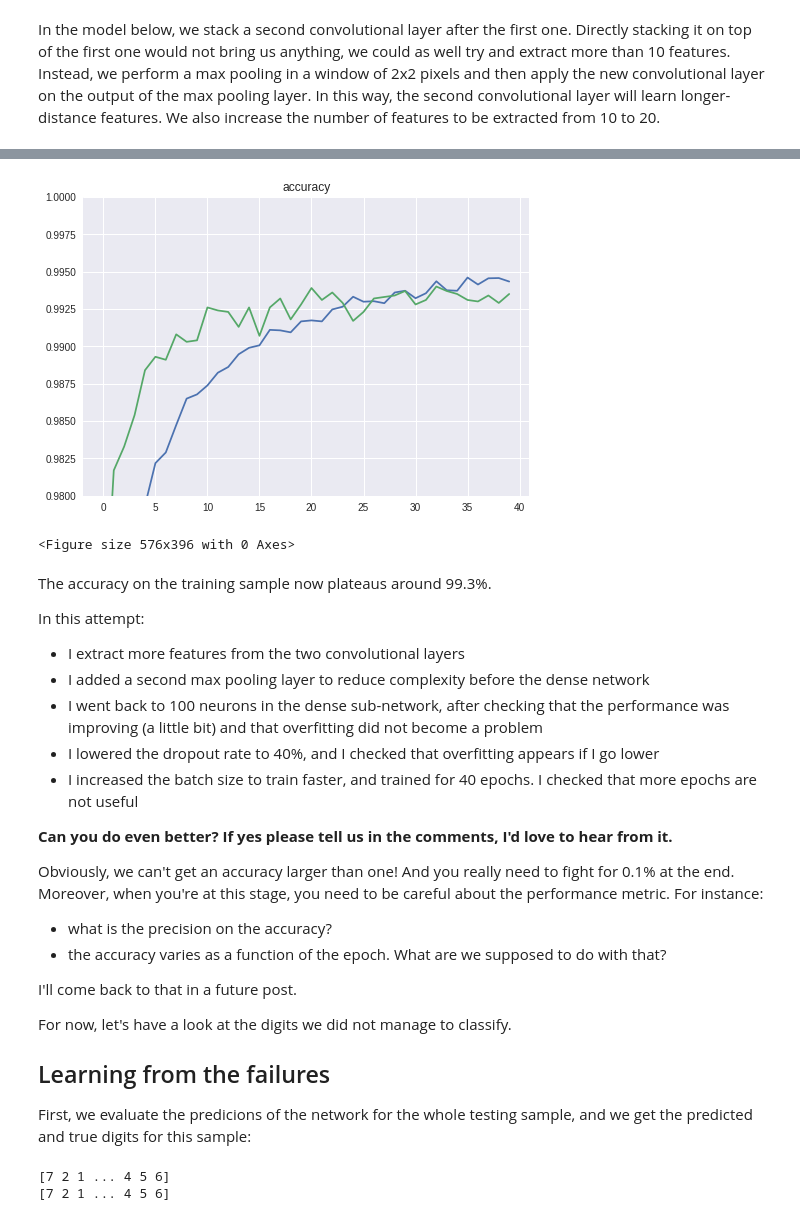
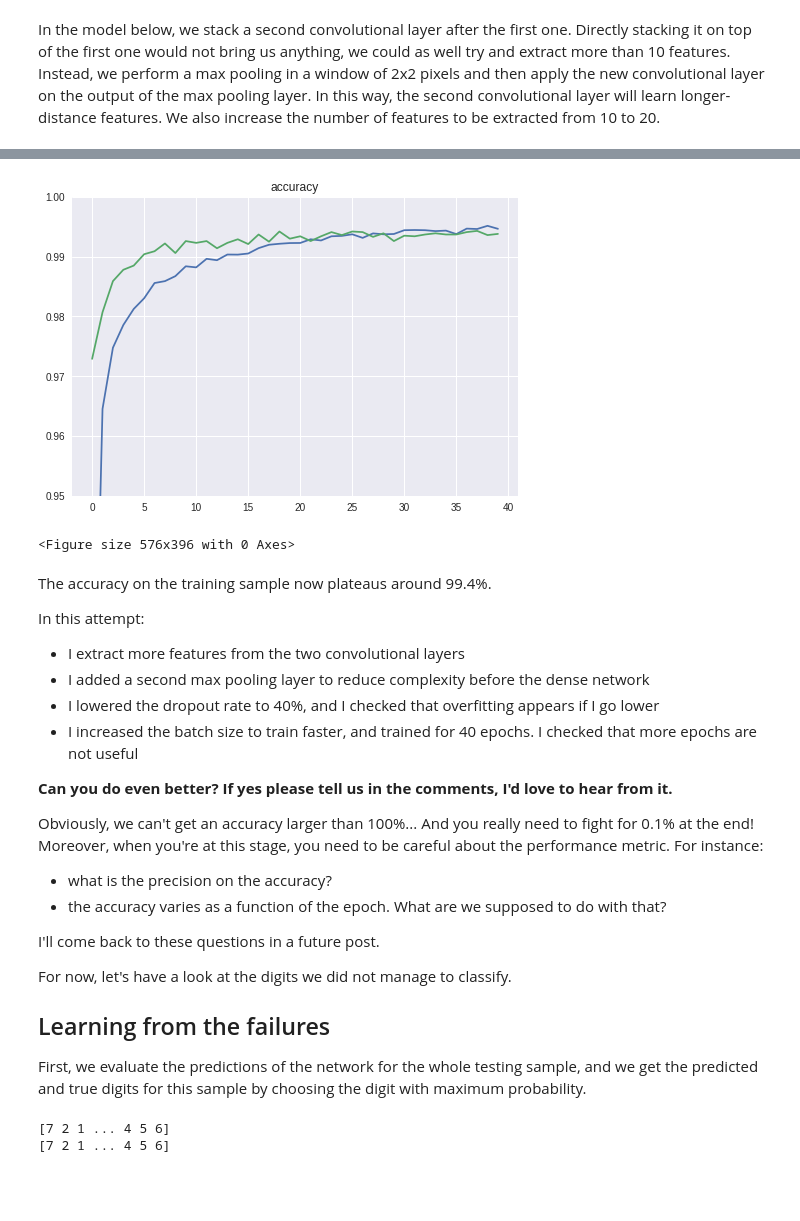
Before and after one commit to cbernet/maldives, a Jupyter notebook: hwd_deeplearning_google/hwd_dl_google.ipynb, the cells around one changed output, grey strips where cells are left out. Cells and saved outputs as stored; diff of their text form; code cells hidden in the pictures; blank space fills up the shorter version.

```diff
--- a/hwd_deeplearning_google/hwd_dl_google.ipynb
+++ b/hwd_deeplearning_google/hwd_dl_google.ipynb
@@ -724,33 +687,32 @@ Epoch 40/40
 # %%
-plot_accuracy(history_best, miny=0.98)
+plot_accuracy(history_best, miny=0.95)
 # %% [output]
-[figure, old version]
+[figure, new version]
 <Figure size 576x396 with 0 Axes>
 # %% [markdown]
-The accuracy on the training sample now plateaus around 99.3%.
+The accuracy on the training sample now plateaus around 99.4%.
 
 In this attempt:
 
 * I extract more features from the two convolutional layers
 * I added a second max pooling layer to reduce complexity before the dense network
-* I went back to 100 neurons in the dense sub-network, after checking that the performance was improving (a little bit) and that overfitting did not become a problem
 * I lowered the dropout rate to 40%, and I checked that overfitting appears if I go lower
 * I increased the batch size to train faster, and trained for 40 epochs. I checked that more epochs are not useful
 
 **Can you do even better? If yes please tell us in the comments, I'd love to hear from it.**
 
-Obviously, we can't get an accuracy larger than one! And you really need to fight for 0.1% at the end. Moreover, when you're at this stage, you need to be careful about the performance metric. For instance:
+Obviously, we can't get an accuracy larger than 100%... And you really need to fight for 0.1% at the end! Moreover, when you're at this stage, you need to be careful about the performance metric. For instance:
 
 * what is the precision on the accuracy?
 * the accuracy varies as a function of the epoch. What are we supposed to do with that?
 
-I'll come back to that in a future post.
+I'll come back to these questions in a future post.
 
 For now, let's have a look at the digits we did not manage to classify.
 
 ## Learning from the failures
 
-First, we evaluate the predicions of the network for the whole testing sample, and we get the predicted and true digits for this sample:
+First, we evaluate the predictions of the network for the whole testing sample, and we get the predicted and true digits for this sample by choosing the digit with maximum probability.
 # %%
 preds = model_best.predict(kx_test)
 pred_digits = np.argmax(preds, axis=1)
```
Also changed, not shown: parts of 33 cells of this notebook.
